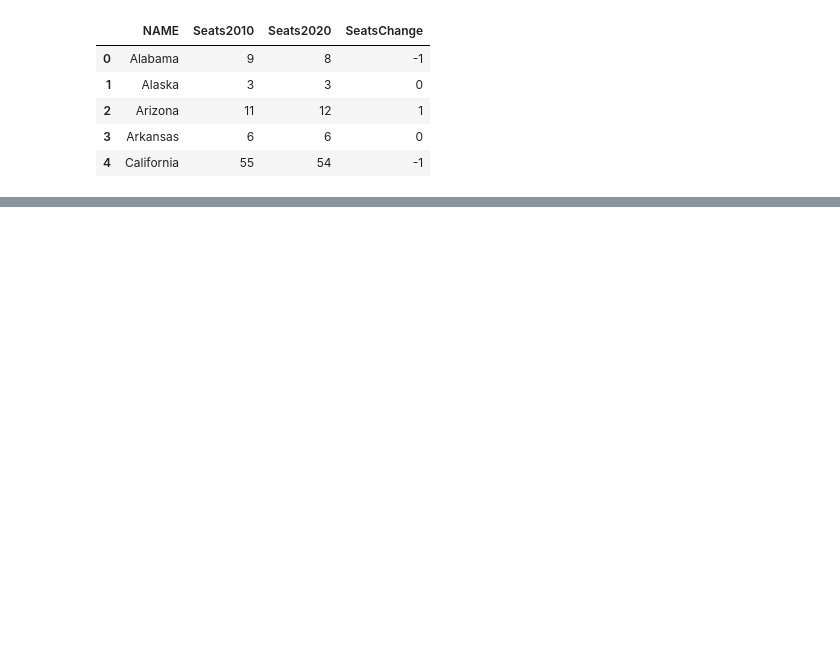
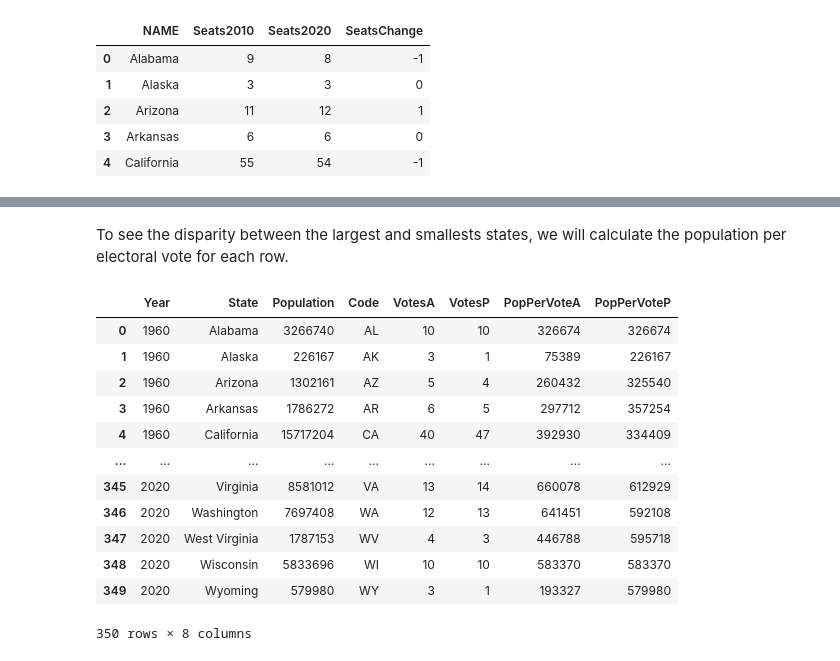
Before and after one commit to somjadhav/representation, a Jupyter notebook: Main.ipynb, the cells around one changed output, grey strips where cells are left out. Cells and saved outputs as stored; diff of their text form; code cells hidden in the pictures; blank space fills up the shorter version.

```diff
--- a/Main.ipynb
+++ b/Main.ipynb
@@ -139,0 +323,4 @@ df_elec_col
+# %%
+# add a column to the data frame that stores each state's electoral votes for the 10-yr period after that Census
+df_census['VotesA'] = pd.Series(seats_1960)
+df_census.head()
@@ -139,0 +368,20 @@ df_elec_col
+# %%
+seats_left = 537-50
+for year in range(seats_left):
+    allocate2(df_census,seats_1960,priority_1960,1960)
+    allocate2(df_census,seats_1970,priority_1970,1970)
+    allocate2(df_census,seats_1980,priority_1980,1980)
+    allocate2(df_census,seats_1990,priority_1990,1990)
+    allocate2(df_census,seats_2000,priority_2000,2000)
+    allocate2(df_census,seats_2010,priority_2010,2010)
+    allocate2(df_census,seats_2020,priority_2020,2020)
+
+seats_1960.extend(seats_1970)
+seats_1960.extend(seats_1980)
+seats_1960.extend(seats_1990)
+seats_1960.extend(seats_2000)
+seats_1960.extend(seats_2010)
+seats_1960.extend(seats_2020)
+# %%
+df_census['VotesP'] = pd.Series(seats_1960)
+df_census.head()
@@ -139,0 +395,24 @@ df_elec_col
+# %% [markdown]
+To see the disparity between the largest and smallests states, we will calculate the population per electoral vote for each row.
+# %%
+df_census['PopPerVoteA'] = np.zeros(len(df_census))
+df_census['PopPerVoteP'] = np.zeros(len(df_census))
+
+for index, row in df_census.iterrows():
+    df_census.loc[index,"PopPerVoteA"] = float(row['Population'])/float(row['VotesA'])
+    df_census.loc[index,"PopPerVoteP"] = float(row['Population'])/float(row['VotesP'])
+df_census
+# %% [output]
+|  | Year | State | Population | Code | VotesA | VotesP | PopPerVoteA | PopPerVoteP |
+| 0 | 1960 | Alabama | 3266740 | AL | 10 | 10 | 326674 | 326674 |
+| 1 | 1960 | Alaska | 226167 | AK | 3 | 1 | 75389 | 226167 |
+| 2 | 1960 | Arizona | 1302161 | AZ | 5 | 4 | 260432 | 325540 |
+| 3 | 1960 | Arkansas | 1786272 | AR | 6 | 5 | 297712 | 357254 |
+| 4 | 1960 | California | 15717204 | CA | 40 | 47 | 392930 | 334409 |
+| ... | ... | ... | ... | ... | ... | ... | ... | ... |
+| 345 | 2020 | Virginia | 8581012 | VA | 13 | 14 | 660078 | 612929 |
+| 346 | 2020 | Washington | 7697408 | WA | 12 | 13 | 641451 | 592108 |
+| 347 | 2020 | West Virginia | 1787153 | WV | 4 | 3 | 446788 | 595718 |
+| 348 | 2020 | Wisconsin | 5833696 | WI | 10 | 10 | 583370 | 583370 |
+| 349 | 2020 | Wyoming | 579980 | WY | 3 | 1 | 193327 | 579980 |
+350 rows × 8 columns
```
Also changed, not shown: parts of 31 cells of this notebook, 2 other files.
